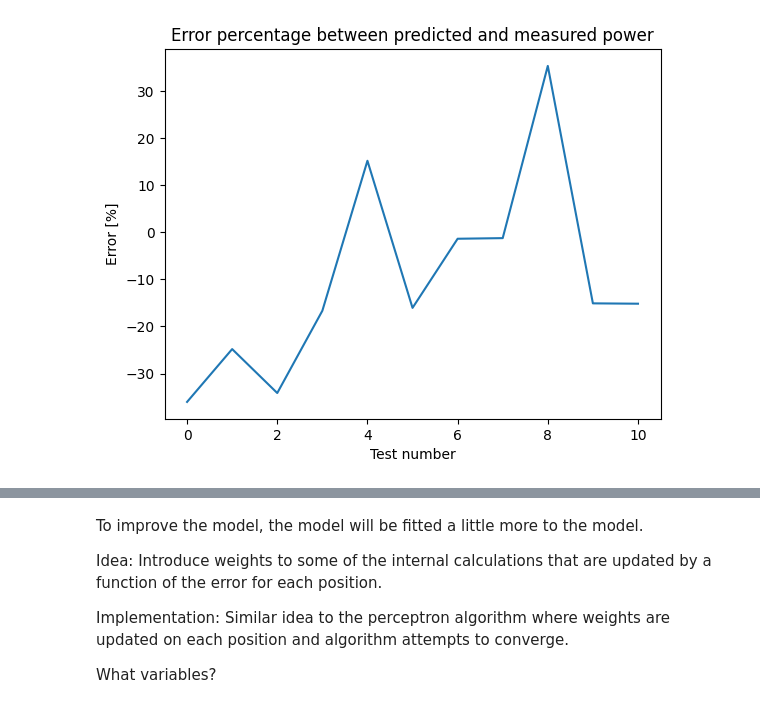
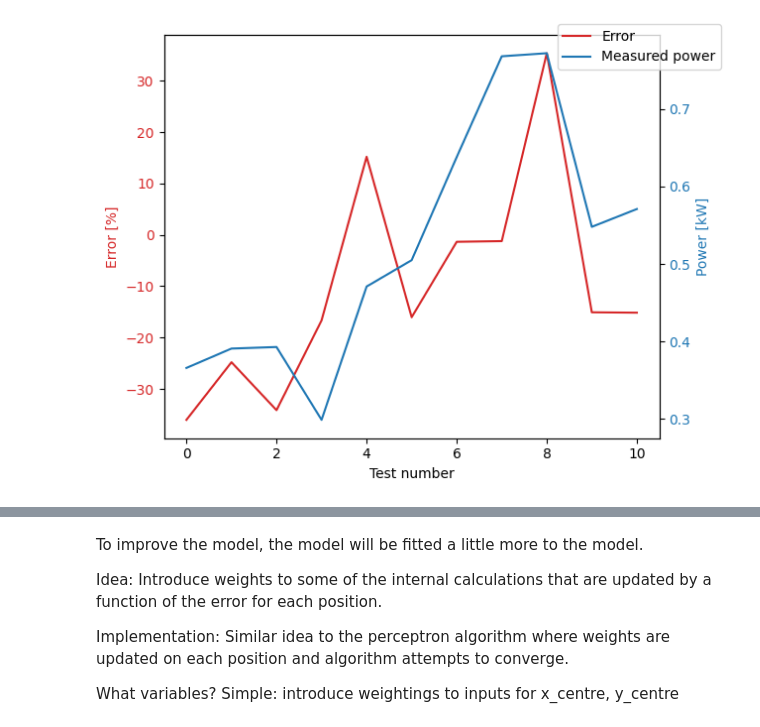
Before and after one commit to pilipb/DP4-code, a Jupyter notebook: validation.ipynb, the cells around one changed output, grey strips where cells are left out. Cells and saved outputs as stored; diff of their text form; code cells hidden in the pictures.

```diff
--- a/validation.ipynb
+++ b/validation.ipynb
@@ -50,37 +50,47 @@ b_turbine = breastTurbine(b_radius, b_width, b_num_blades, b_xcentre, b_ycentre,
 # %%
 '''
 For each row in the test data, calculate the power output of the turbine with the given inputs
 add that result to the column 'predicted power'
 
 '''
 
 # create empty list to store predicted power values
 predicted_power = []
 
 # iterate through each row in the test data
 for index, row in data_df.iterrows():
     # calculate the power output of the turbine
     b_turbine.analysis(row['x centre [m]'], row['y centre [m]'], row['Turbine rotational speed [RPM]'])
     # append the power output to the list
     predicted_power.append(b_turbine.avg_power / 1000)
 
 # add the predicted power to the test data
 data_df['predicted power [kW]'] = predicted_power
 
 # calculate the error percentage between the predicted power and the measured power
 data_df['error'] = (data_df['predicted power [kW]'] - data_df['Output power [kW]']) / data_df['Output power [kW]'] * 100
 
-# plot the error
-plt.plot(data_df['error'])
-plt.title('Error percentage between predicted and measured power')
-plt.xlabel('Test number')
-plt.ylabel('Error [%]')
+# plot the error on left axis and the predicted and measured power on the right axis
+fig, ax1 = plt.subplots()
+ax1.plot(data_df['error'], color='tab:red')
+ax1.set_xlabel('Test number')
+ax1.set_ylabel('Error [%]', color='tab:red')
+ax1.tick_params(axis='y', labelcolor='tab:red')
+
+ax2 = ax1.twinx()  # instantiate a second axes that shares the same x-axis
+ax2.plot(data_df['Output power [kW]'], color='tab:blue')
+ax2.set_ylabel('Power [kW]', color='tab:blue')  # we already handled the x-label with ax1
+ax2.tick_params(axis='y', labelcolor='tab:blue')
+
+fig.tight_layout()  # otherwise the right y-label is slightly clipped
+fig.legend(['Error', 'Measured power'])
+
 plt.show()
 
 # print the test data
 data_df
 # %% [output]
-[figure, old version]
+[figure, new version]
 |  | Position | x centre [m] | y centre [m] | Output power [kW] | Period for 10 rotation [s] | Period for 1 rotation [s] | ... |
 | 0 | A | 0.65 | 0.14 | 0.366 | 41.52 | 4.152 | ... |
 | 1 | B | 0.65 | 0.02 | 0.391 | 40.62 | 4.062 | ... |
@@ -103,3 +113,4 @@ Implementation:
 Similar idea to the perceptron algorithm where weights are updated on each position and algorithm attempts to converge.
 
 What variables?
+Simple: introduce weightings to inputs for x_centre, y_centre
```
Also changed, not shown: parts of 3 cells of this notebook, 1 other file.
